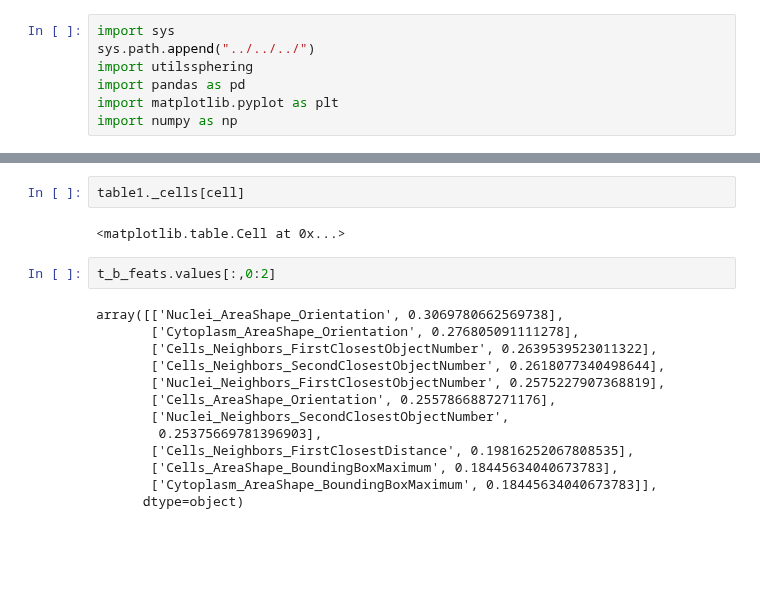
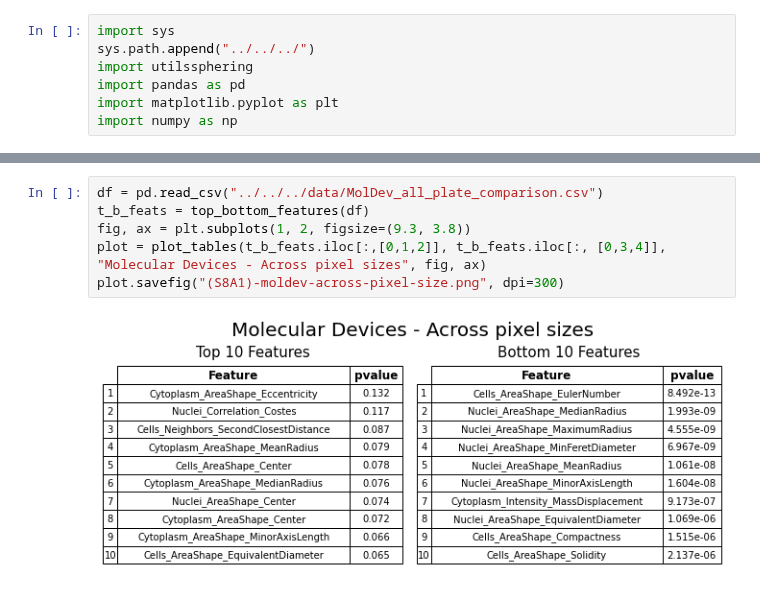
Before and after one commit to jump-cellpainting/jump-scope-analysis, a Jupyter notebook: notebooks/figures/supplementary/FigureS8.ipynb, the cells around one changed output, grey strips where cells are left out. Saved outputs shown, nothing was run; the diff lists cells and outputs as text; blank space fills up the shorter version.

```diff
--- a/notebooks/figures/supplementary/FigureS8.ipynb
+++ b/notebooks/figures/supplementary/FigureS8.ipynb
@@ -187,19 +98,8 @@ fig.savefig("test.png", dpi=300)
-# %%
-table1._cells[cell]
-# %% [output]
-<matplotlib.table.Cell at 0x...>
-# %%
-t_b_feats.values[:,0:2]
-# %% [output]
-array([['Nuclei_AreaShape_Orientation', 0.3069780662569738],
-       ['Cytoplasm_AreaShape_Orientation', 0.276805091111278],
-       ['Cells_Neighbors_FirstClosestObjectNumber', 0.2639539523011322],
-       ['Cells_Neighbors_SecondClosestObjectNumber', 0.2618077340498644],
-       ['Nuclei_Neighbors_FirstClosestObjectNumber', 0.2575227907368819],
-       ['Cells_AreaShape_Orientation', 0.2557866887271176],
-       ['Nuclei_Neighbors_SecondClosestObjectNumber',
-        0.25375669781396903],
-       ['Cells_Neighbors_FirstClosestDistance', 0.19816252067808535],
-       ['Cells_AreaShape_BoundingBoxMaximum', 0.18445634040673783],
-       ['Cytoplasm_AreaShape_BoundingBoxMaximum', 0.18445634040673783]],
-      dtype=object)
+# %%
+df = pd.read_csv("../../../data/MolDev_all_plate_comparison.csv")
+t_b_feats = top_bottom_features(df)
+fig, ax = plt.subplots(1, 2, figsize=(9.3, 3.8))
+plot = plot_tables(t_b_feats.iloc[:,[0,1,2]], t_b_feats.iloc[:, [0,3,4]], "Molecular Devices - Across pixel sizes", fig, ax)
+plot.savefig("(S8A1)-moldev-across-pixel-size.png", dpi=300)
+# %% [output]
+[figure, added]
```
Also changed, not shown: parts of 17 cells of this notebook, 1 other file.
